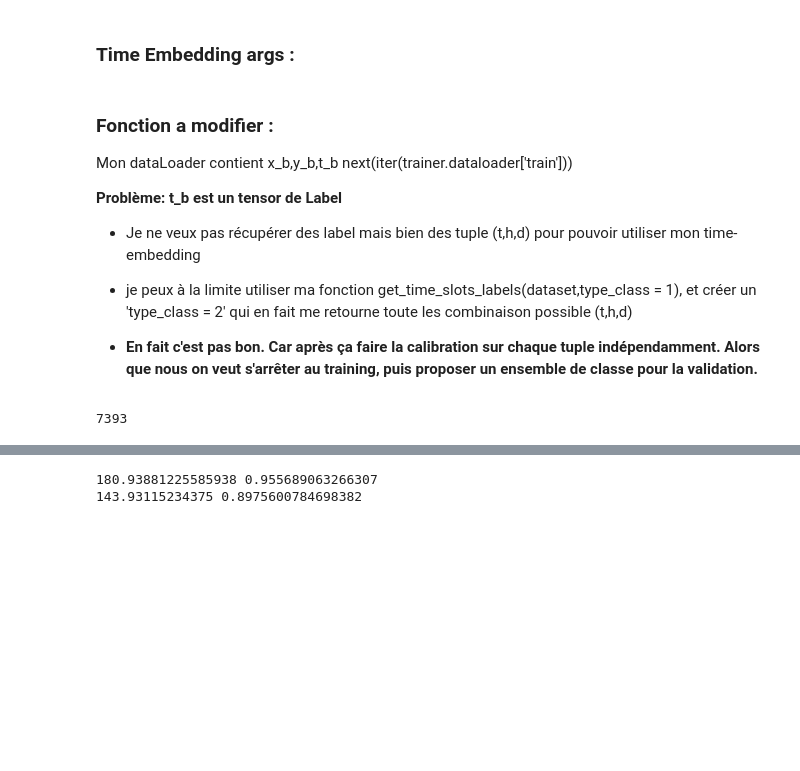
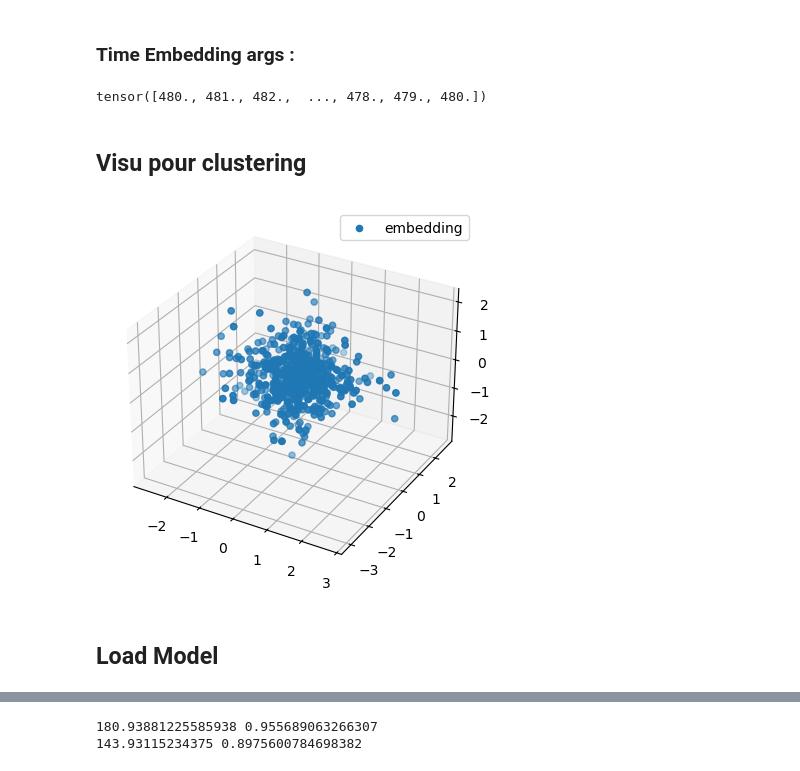
Before and after one commit to Fr-ocasting/prediction-validation, a Jupyter notebook: model_validation.ipynb, the cells around one changed output, grey strips where cells are left out. Saved outputs shown, nothing was run; the diff lists cells and outputs as text; code cells hidden in the pictures; blank space fills up the shorter version.

Commit message:
training avec time embedding sur cnn

```diff
--- a/model_validation.ipynb
+++ b/model_validation.ipynb
@@ -86,27 +89,36 @@ def load_train_calib_model(args,args_embedding):
     return(dataset,trainer,Q,preds,Y_true,T_labels)
 # %% [markdown]
 ### Time Embedding args :
+# %%
+time_slots_labels,dic_class2rpz,dic_rpz2class = get_time_slots_labels(dataset,type_class= args.calendar_class)
+time_slots_labels
+# %% [output]
+tensor([480., 481., 482.,  ..., 478., 479., 480.])
 # %%
 Encoded_dims = [4,24,7]
 embedding_dim = 3
 
 config_Tembed = dict(Encoded_dims=  [Encoded_dims],embedding_dim = embedding_dim,position='input')
 args_embedding = get_parameters(config_Tembed,description = 'TimeEmbedding')
-# %% [markdown]
-### Fonction a modifier :
-Mon dataLoader contient x_b,y_b,t_b  next(iter(trainer.dataloader['train']))
-
-**Problème: t_b est un tensor de Label**
-
-- Je ne veux pas récupérer des label mais bien des tuple (t,h,d) pour pouvoir utiliser mon time-embedding
-- je peux à la limite utiliser ma fonction get_time_slots_labels(dataset,type_class = 1), et créer un 'type_class = 2' qui en fait me retourne toute les combinaison possible (t,h,d)
-
-- **En fait c'est pas bon. Car après ça faire la calibration sur chaque tuple indépendamment. Alors que nous on veut s'arrêter au training, puis proposer un ensemble de classe pour la validation.**
-# %%
-time_slots_labels,dic_class2rpz,dic_rpz2class = get_time_slots_labels(dataset,type_class = 2)
-data_loader_obj = DictDataLoader(U,Utarget,args.train_prop,args.valid_prop,validation = 'classic', shuffle = True, calib_prop=args.calib_prop, time_slots = time_slots_labels)
-# %% [output]
-7393
+# %% [markdown]
+## Visu pour clustering
+# %%
+T_labels  # T_labels issus du Training
+trainer.model.eval()   # pas grad, pas de dropout
+with torch.no_grad():
+    output = trainer.model.Tembedding(T_labels.long())
+
+X1,Y1,Z1 = output[:,0].numpy(),output[:,1].numpy(),output[:,2].numpy()
+
+x = np.arange(len(X1))
+ax = plt.figure().add_subplot(projection='3d')
+ax.scatter(X1,Y1,Z1,label = 'embedding')
+ax.legend()
+plt.show()
+# %% [output]
+[figure, added]
+# %% [markdown]
+## Load Model
 # %%
 nb_trial = 1
 
```
Also changed, not shown: parts of 3 cells of this notebook, 5 other files.
